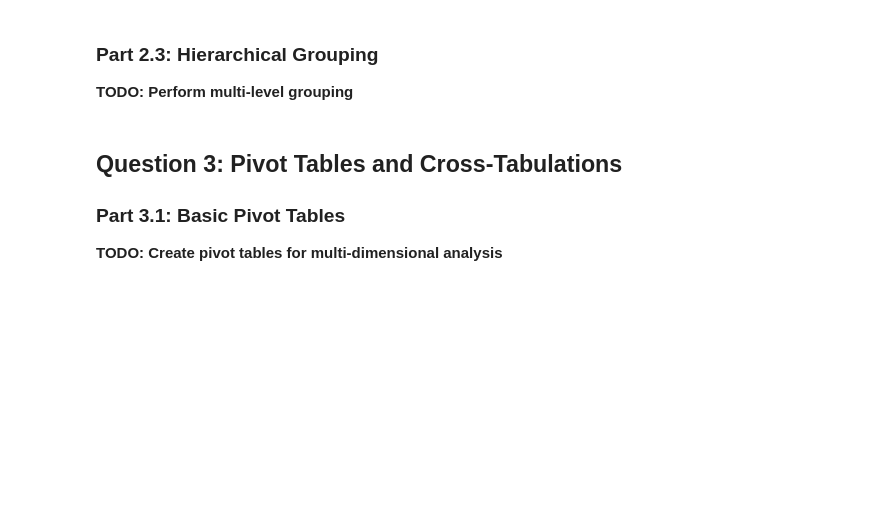
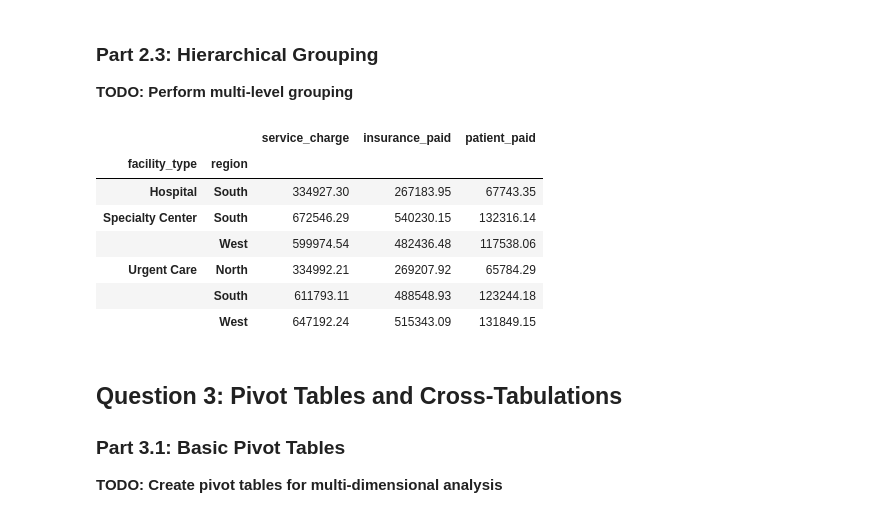
Before and after one commit to UCSF-DataSci/ds217-08-group-filter-and-flow-bobho1999, a Jupyter notebook: assignment.ipynb, the cells around one changed output. Cells and saved outputs as stored; diff of their text form; code cells hidden in the pictures; blank space fills up the shorter version.

```diff
--- a/assignment.ipynb
+++ b/assignment.ipynb
@@ -222,11 +225,25 @@ top_providers_by_facility.to_csv("output/q2_performance_report.txt", index=False
 # %%
 # TODO: Group by facility type and region
 # TODO: Calculate statistics for each facility_type-region combination
 # TODO: Use unstack to convert to wide format
 # TODO: Use stack to convert back to long format
+merged_df.groupby(['facility_type', 'region']).agg({
+    'service_charge': 'sum',
+    'insurance_paid': 'sum',
+    'patient_paid': 'sum'
+})
 
 # TODO: Analyze the hierarchical structure
 # TODO: Save results as 'output/q2_hierarchical_analysis.csv'
+# %% [output]
+|  |  | service_charge | insurance_paid | patient_paid |
+| facility_type | region |  |  |  |
+| Hospital | South | 334927.30 | 267183.95 | 67743.35 |
+| Specialty Center | South | 672546.29 | 540230.15 | 132316.14 |
+|  | West | 599974.54 | 482436.48 | 117538.06 |
+| Urgent Care | North | 334992.21 | 269207.92 | 65784.29 |
+|  | South | 611793.11 | 488548.93 | 123244.18 |
+|  | West | 647192.24 | 515343.09 | 131849.15 |
 # %% [markdown]
 ## Question 3: Pivot Tables and Cross-Tabulations
 
```
Also changed, not shown: parts of 1 cell of this notebook, 1 other file.
